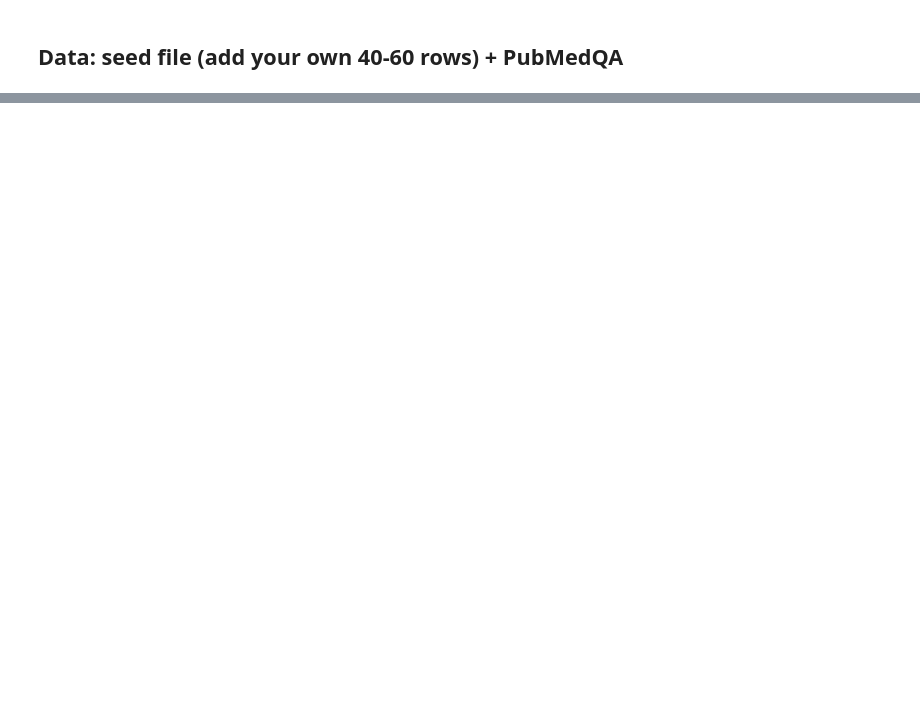
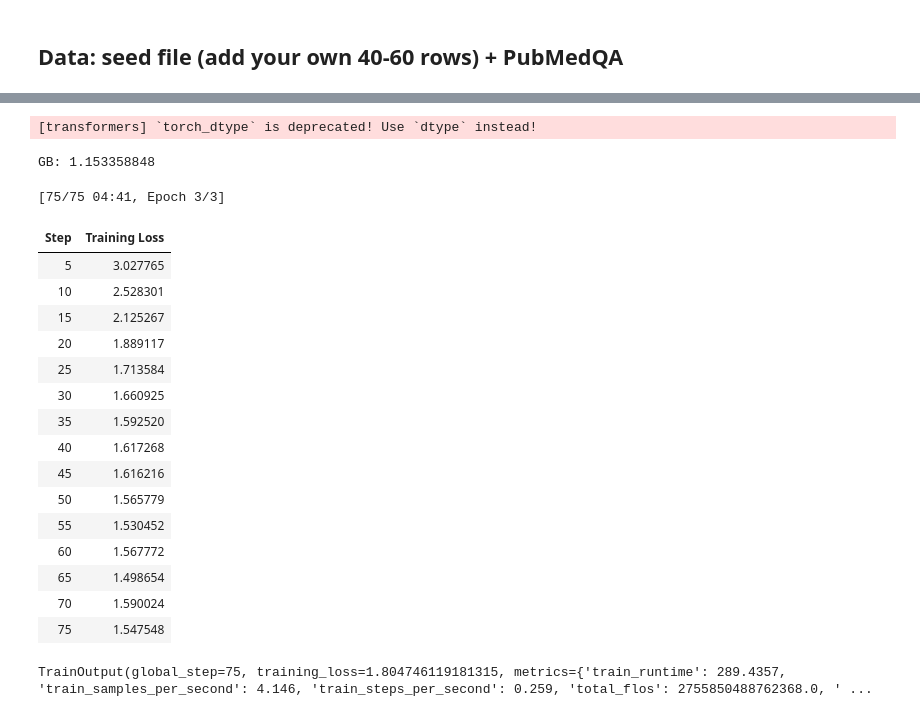
Before and after one commit to Vaibhav-Naik-26/evidence-lab, a Jupyter notebook: sft/qlora_evidence_assistant.ipynb, the cells around one changed output, grey strips where cells are left out. Cells and saved outputs as stored; diff of their text form; code cells hidden in the pictures; blank space fills up the shorter version.

```diff
--- a/sft/qlora_evidence_assistant.ipynb
+++ b/sft/qlora_evidence_assistant.ipynb
@@ -15,7 +18,8 @@ print(torch.cuda.get_device_name(0))
 # %%
 SYS="You are an evidence-literacy assistant. Classify the strength of evidence behind a claim and explain why. Educational only, not medical advice."
 def fmt(r): return {"user":f"Claim: {r['claim']}","assistant":f"Evidence type: {r['evidence_type']}\nStrength: {r['strength']}\nWhy: {r['why']}\nWhat would strengthen it: {r['strengthen']}"}
-rows=[fmt(json.loads(l)) for l in open("handwritten_seed.jsonl")]*5   # upsample the seed
+# rows=[fmt(json.loads(l)) for l in open("handwritten_seed.jsonl")]*5   # upsample the seed
+rows=[fmt(json.loads(l)) for l in open("handwritten_seed.jsonl")]*10   # upsample the seed
 try:
     pq=load_dataset("qiaojin/pubmed_qa","pqa_labeled",split="train")
     for r in pq.select(range(min(len(pq),N))):
@@ -24,4 +28,5 @@ try:
                      "assistant":f"Answer: {r['final_decision']}\nBasis: {r['long_answer'][:300]}\nNote: one abstract is a single source; check for systematic reviews."})
 except Exception as e: print("PubMedQA failed, continuing with seed only:",e)
 # TODO: add SciFact or health_fact here once you confirm the Hub ID loads
-random.shuffle(rows); rows=rows[:N+50]; print(len(rows))
+# random.shuffle(rows); rows=rows[:N+50]; print(len(rows))
+random.shuffle(rows); rows=rows[:1000]; print(len(rows))
@@ -31,19 +40,44 @@ tok=AutoTokenizer.from_pretrained(MODEL); tok.pad_token=tok.pad_token or tok.eos
 def to_text(r): return {"text":tok.apply_chat_template([{"role":"system","content":SYS},{"role":"user","content":r["user"]},{"role":"assistant","content":r["assistant"]}],tokenize=False)}
 ds=Dataset.from_list(rows).map(to_text)
 bnb=BitsAndBytesConfig(load_in_4bit=True,bnb_4bit_quant_type="nf4",bnb_4bit_use_double_quant=True,bnb_4bit_compute_dtype=torch.float16)
-model=AutoModelForCausalLM.from_pretrained(MODEL,quantization_config=bnb,device_map="auto")
+model=AutoModelForCausalLM.from_pretrained(MODEL,quantization_config=bnb,device_map="auto",torch_dtype=torch.float16)
 print("GB:",torch.cuda.memory_allocated()/1e9)
+# %% [output]
+[transformers] `torch_dtype` is deprecated! Use `dtype` instead!
+GB: 1.153358848
 # %%
 from peft import LoraConfig, prepare_model_for_kbit_training
 from trl import SFTTrainer, SFTConfig
 model=prepare_model_for_kbit_training(model)
 lora=LoraConfig(r=16,lora_alpha=32,lora_dropout=0.05,target_modules=["q_proj","k_proj","v_proj","o_proj"],task_type="CAUSAL_LM")
-kw=dict(output_dir="out",num_train_epochs=1,per_device_train_batch_size=4,gradient_accumulation_steps=4,learning_rate=2e-4,fp16=True,logging_steps=5,save_strategy="no",seed=SEED,dataset_text_field="text",report_to="none")
+# kw=dict(output_dir="out",num_train_epochs=1,per_device_train_batch_size=4,gradient_accumulation_steps=4,learning_rate=2e-4,fp16=True,logging_steps=5,save_strategy="no",seed=SEED,dataset_text_field="text",report_to="none")
+kw=dict(output_dir="out",num_train_epochs=3,per_device_train_batch_size=4,gradient_accumulation_steps=4,learning_rate=2e-4,fp16=True,logging_steps=5,save_strategy="no",seed=SEED,dataset_text_field="text",report_to="none")
 try: cfg=SFTConfig(max_length=512,**kw)
 except TypeError: cfg=SFTConfig(max_seq_length=512,**kw)
 try: trainer=SFTTrainer(model=model,args=cfg,train_dataset=ds,peft_config=lora,processing_class=tok)
 except TypeError: trainer=SFTTrainer(model=model,args=cfg,train_dataset=ds,peft_config=lora,tokenizer=tok)
+for p in trainer.model.parameters():
+    if p.requires_grad: p.data = p.data.float()
 trainer.train()
+# %% [output]
+[75/75 04:41, Epoch 3/3]
+| Step | Training Loss |
+| 5 | 3.027765 |
+| 10 | 2.528301 |
+| 15 | 2.125267 |
+| 20 | 1.889117 |
+| 25 | 1.713584 |
+| 30 | 1.660925 |
+| 35 | 1.592520 |
+| 40 | 1.617268 |
+| 45 | 1.616216 |
+| 50 | 1.565779 |
+| 55 | 1.530452 |
+| 60 | 1.567772 |
+| 65 | 1.498654 |
+| 70 | 1.590024 |
+| 75 | 1.547548 |
+TrainOutput(global_step=75, training_loss=1.804746119181315, metrics={'train_runtime': 289.4357, 'train_samples_per_second': 4.146, 'train_steps_per_second': 0.259, 'total_flos': 2755850488762368.0, ' ...
 # %%
 model.eval()
 tests=["Claim: A new study found that a turmeric shot boosts immunity.","Claim: A systematic review of 30 trials found vitamin D does not prevent colds.","Claim: Five studies say coffee is good for you and four say it is bad, so it is good."]
```
Also changed, not shown: parts of 5 cells of this notebook.
